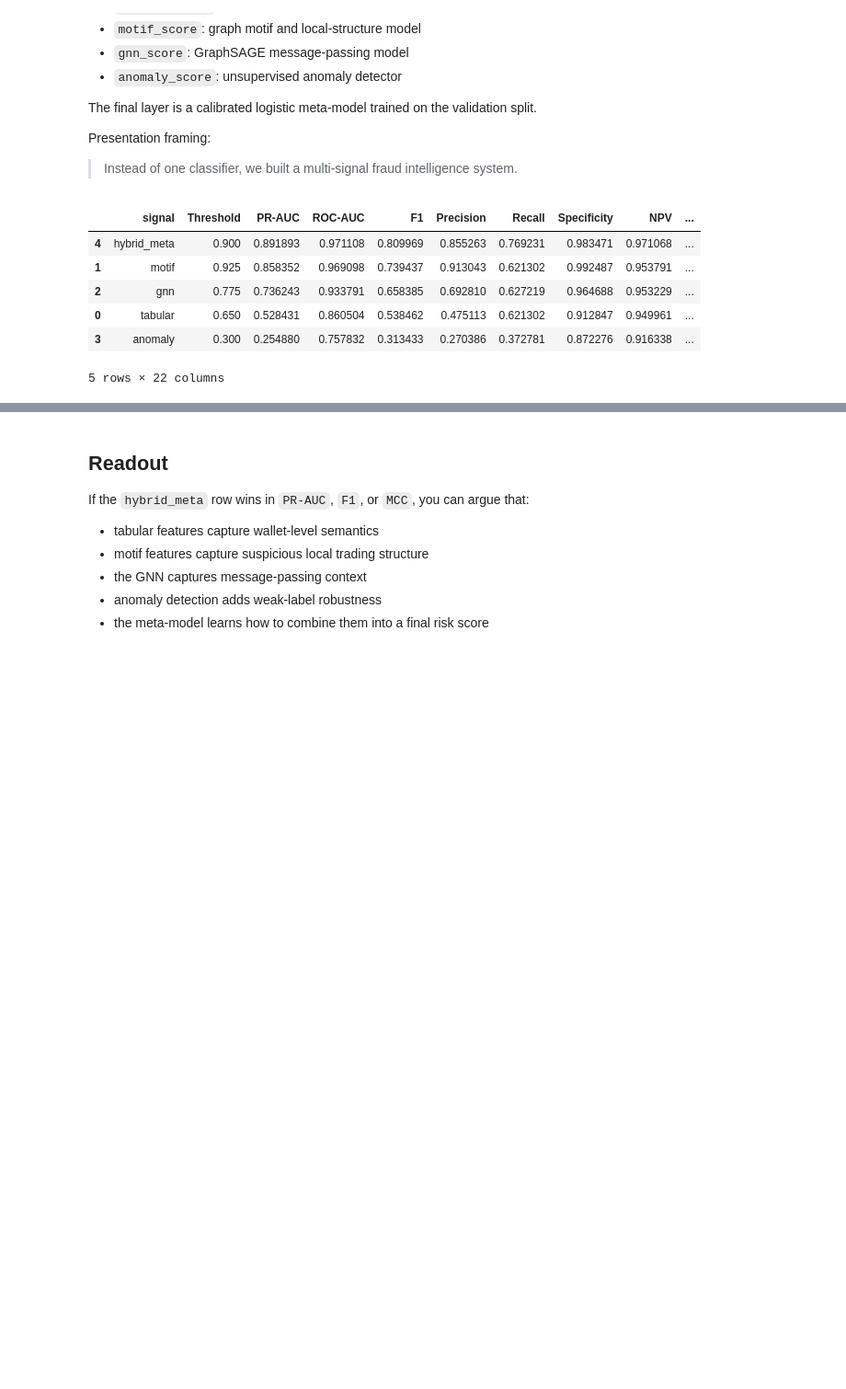
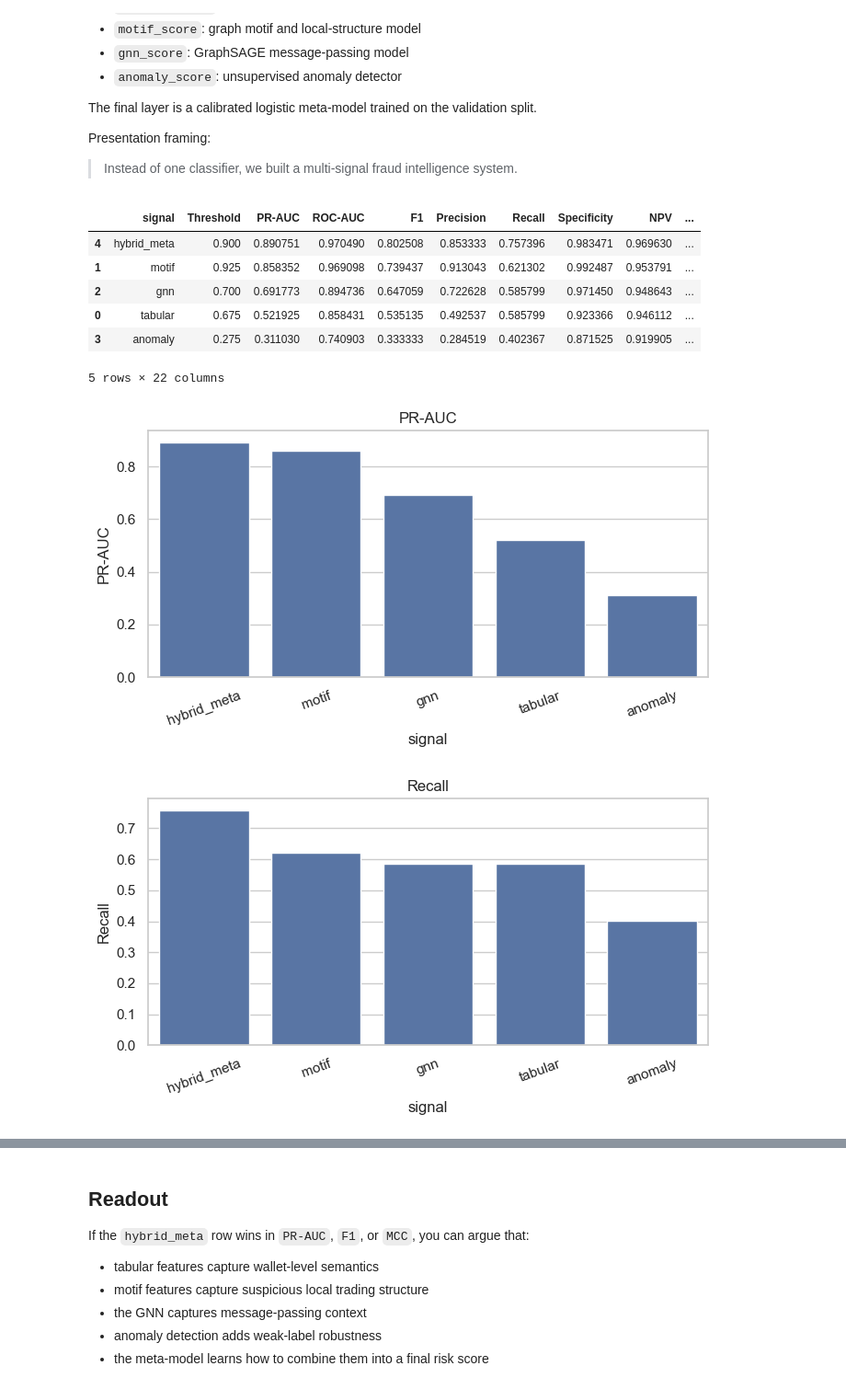
Before and after one commit to divyamg13/BITS-F464-Machine-Learning, a Jupyter notebook: hybrid_models/01_hybrid_risk_scoring.ipynb, the cells around one changed output, grey strips where cells are left out. Shown at 92% size. Cells and saved outputs as stored; diff of their text form; code cells hidden in the pictures; blank space fills up the shorter version.

```diff
--- a/hybrid_models/01_hybrid_risk_scoring.ipynb
+++ b/hybrid_models/01_hybrid_risk_scoring.ipynb
@@ -13,12 +13,6 @@ The final layer is a calibrated logistic meta-model trained on the validation sp
 Presentation framing:
 
 > Instead of one classifier, we built a multi-signal fraud intelligence system.
-# %%
-import importlib
-import hybrid_models.hybrid_model_utils as hmu
-
-importlib.reload(hmu)
-run_hybrid_experiment = hmu.run_hybrid_experiment
 # %%
 from pathlib import Path
 import sys
@@ -37,7 +32,7 @@ from hybrid_models.hybrid_model_utils import (
     top_hybrid_alerts,
 )
 # %%
-FEATURE_GROUP = "eth_twitter_combined_features"
+FEATURE_GROUP = "features"
 ADD_GRAPH_STATS = False
 RANDOM_STATE = 42
 TABULAR_MODEL_NAME = "xgboost"
@@ -53,26 +48,29 @@ THRESHOLD_OBJECTIVE = "f1"
 # %%
 experiment = run_hybrid_experiment(
     feature_group=FEATURE_GROUP,
     add_graph_stats=ADD_GRAPH_STATS,
     random_state=RANDOM_STATE,
     tabular_model_name=TABULAR_MODEL_NAME,
     motif_model_name=MOTIF_MODEL_NAME,
     gnn_model_name=GNN_MODEL_NAME,
     gnn_hidden_dim=GNN_HIDDEN_DIM,
     gnn_dropout=GNN_DROPOUT,
     gnn_learning_rate=GNN_LEARNING_RATE,
     gnn_weight_decay=GNN_WEIGHT_DECAY,
     gnn_epochs=GNN_EPOCHS,
     gnn_patience=GNN_PATIENCE,
     threshold_objective=THRESHOLD_OBJECTIVE,
 )
 
 display(experiment["comparison_df"])
+plot_hybrid_comparison_bars(experiment["comparison_df"])
 # %% [output]
 |  | signal | Threshold | PR-AUC | ROC-AUC | F1 | Precision | Recall | Specificity | NPV | ... |
-| 4 | hybrid_meta | 0.900 | 0.891893 | 0.971108 | 0.809969 | 0.855263 | 0.769231 | 0.983471 | 0.971068 | ... |
+| 4 | hybrid_meta | 0.900 | 0.890751 | 0.970490 | 0.802508 | 0.853333 | 0.757396 | 0.983471 | 0.969630 | ... |
 | 1 | motif | 0.925 | 0.858352 | 0.969098 | 0.739437 | 0.913043 | 0.621302 | 0.992487 | 0.953791 | ... |
-| 2 | gnn | 0.775 | 0.736243 | 0.933791 | 0.658385 | 0.692810 | 0.627219 | 0.964688 | 0.953229 | ... |
-| 0 | tabular | 0.650 | 0.528431 | 0.860504 | 0.538462 | 0.475113 | 0.621302 | 0.912847 | 0.949961 | ... |
-| 3 | anomaly | 0.300 | 0.254880 | 0.757832 | 0.313433 | 0.270386 | 0.372781 | 0.872276 | 0.916338 | ... |
+| 2 | gnn | 0.700 | 0.691773 | 0.894736 | 0.647059 | 0.722628 | 0.585799 | 0.971450 | 0.948643 | ... |
+| 0 | tabular | 0.675 | 0.521925 | 0.858431 | 0.535135 | 0.492537 | 0.585799 | 0.923366 | 0.946112 | ... |
+| 3 | anomaly | 0.275 | 0.311030 | 0.740903 | 0.333333 | 0.284519 | 0.402367 | 0.871525 | 0.919905 | ... |
 5 rows × 22 columns
+[figure, added]
+[figure, added]
```
Also changed, not shown: parts of 11 cells of this notebook, 21 other files.
